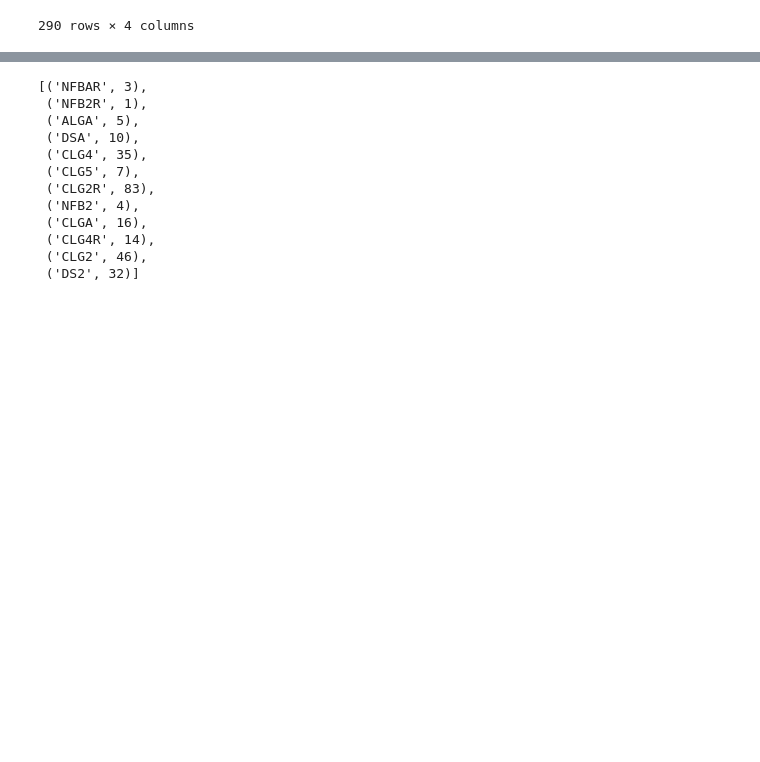
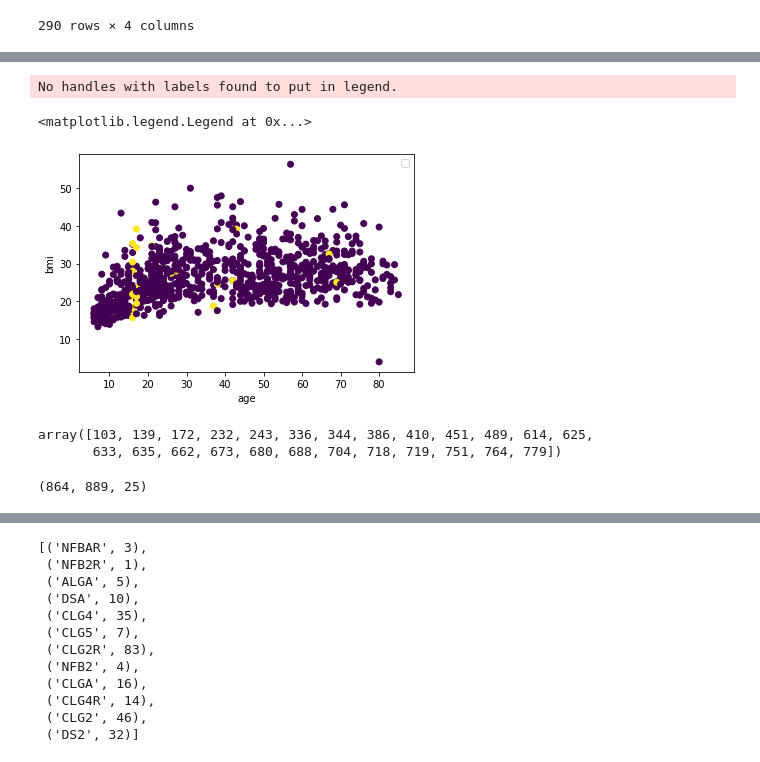
Before and after one commit to gkiar/stability, a Jupyter notebook: code/qc/filter_nki_rs.ipynb, the cells around one changed output, grey strips where cells are left out. Cells and saved outputs as stored; diff of their text form; code cells hidden in the pictures; blank space fills up the shorter version.

```diff
--- a/code/qc/filter_nki_rs.ipynb
+++ b/code/qc/filter_nki_rs.ipynb
@@ -112,0 +102,3 @@ for line in data:
+# %%
+nki_loris = pd.read_csv("/data/RocklandSample/data-2020-02-27T19_53_11.485Z.csv")
+nki_loris
@@ -112,0 +119,20 @@ for line in data:
+# %%
+merged_df = []
+
+for idx, row in df.iterrows():
+    tmpdf = {}
+    idd = row['subject']
+    for col, val in zip(df.columns, row.values):
+        tmpdf[col] = val
+
+    relev_rows = nki_loris[nki_loris["Identifiers"] == idd]
+    cols = nki_loris.columns
+    cols = cols.drop('Identifiers').drop('studies')
+    for col in cols:
+        tmpdf[col] = list(relev_rows[col].values)
+
+    if len(tmpdf["age"]) > 0 and len(tmpdf["bmi"]) > 0 and len(tmpdf["sex"]) > 0:
+        merged_df += [tmpdf]
+
+merged_df = pd.DataFrame(merged_df)
+merged_df
@@ -112,0 +153,31 @@ for line in data:
+# %%
+# fig = plt.Figure(figsize=(20, 2))
+
+ages = np.array([v[0] for v in merged_df.age.values])
+bmis = np.array([float(v[0]) for v in merged_df.bmi.values])
+
+trt_set = [_
+           for _, v in merged_df.iterrows()
+           if v.n_sessions > 1 and v.age[0] >= 16]
+extra_set = merged_df.drop(index=trt_set, inplace=False).sample(n=75, random_state=42).index
+
+# merged_df.loc[~merged_df.index.isin(trt_set)]
+# extra_set = np.array([merged_df.sample])
+
+plot = plt.scatter(ages, bmis, c=sess)
+plt.xlabel("age")
+plt.ylabel("bmi")
+plt.legend()
+# %% [output]
+No handles with labels found to put in legend.
+<matplotlib.legend.Legend at 0x...>
+[figure, added]
+# %%
+trt_set
+# %% [output]
+array([103, 139, 172, 232, 243, 336, 344, 386, 410, 451, 489, 614, 625,
+       633, 635, 662, 673, 680, 688, 704, 718, 719, 751, 764, 779])
+# %%
+len(merged_df.loc[~merged_df.index.isin(trt_set)]), len(merged_df), len(trt_set)
+# %% [output]
+(864, 889, 25)
```
Also changed, not shown: parts of 13 cells of this notebook.
